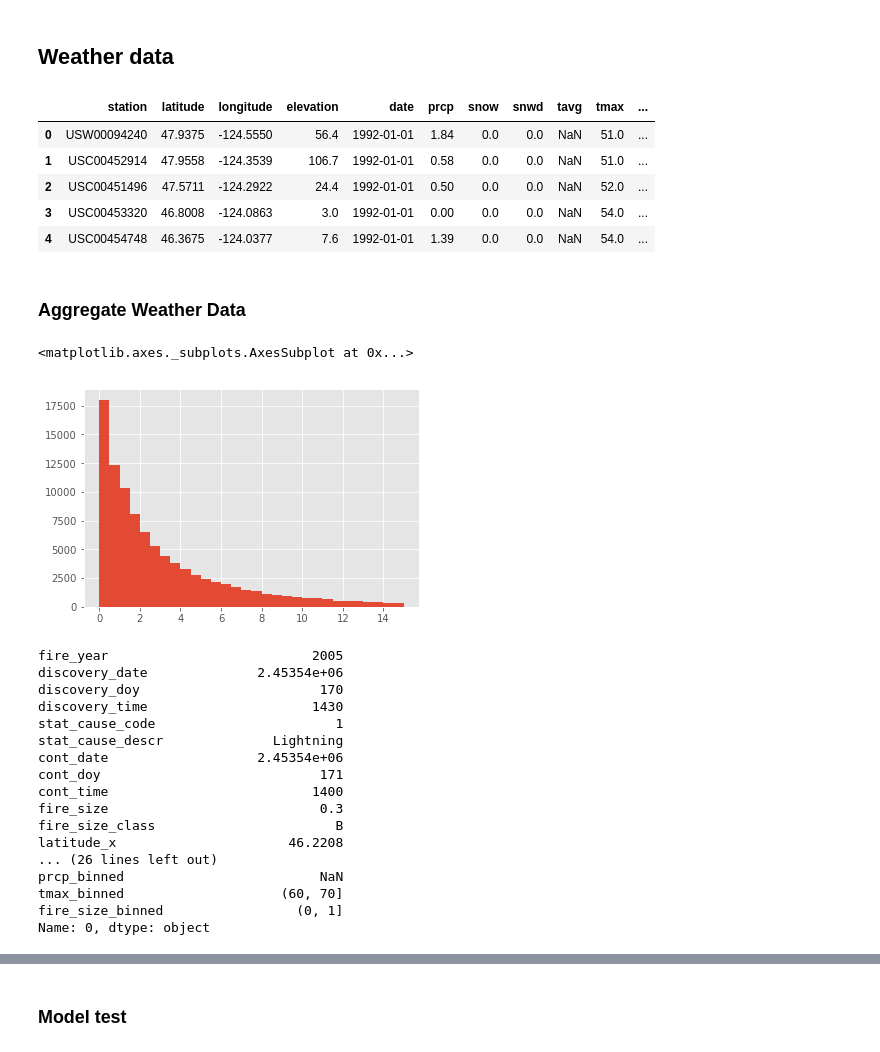
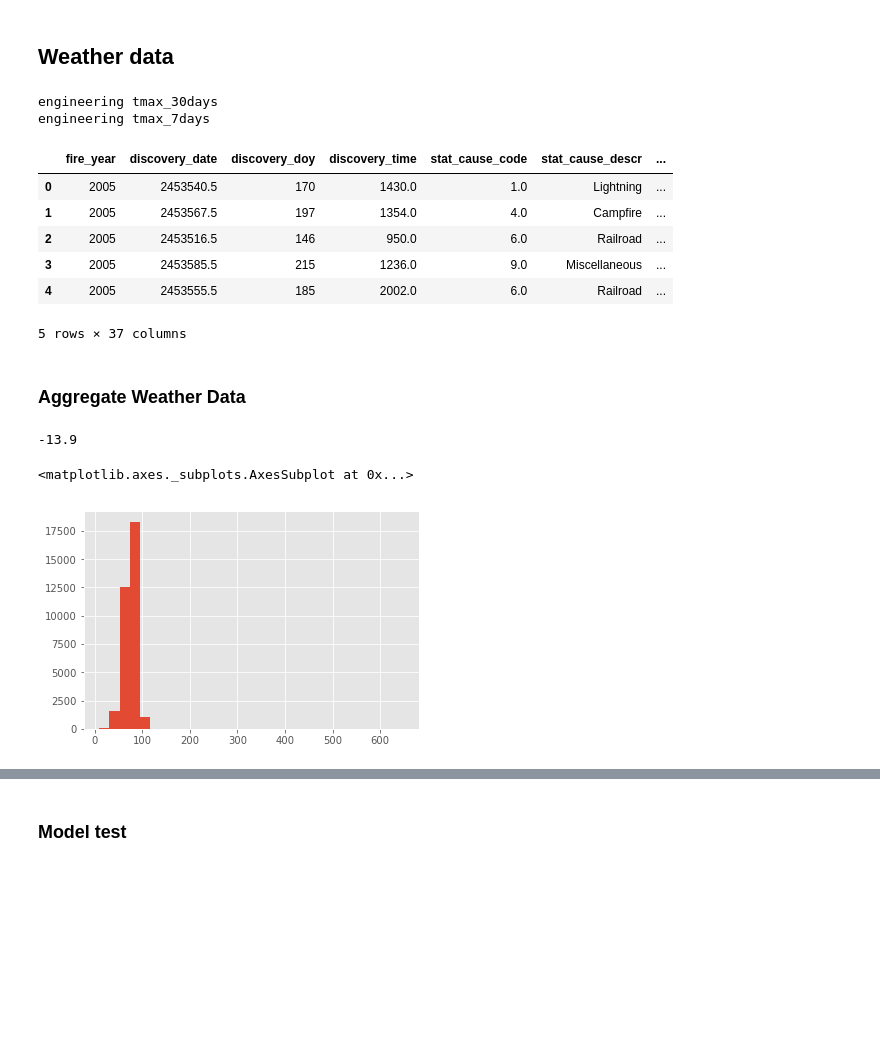
Before and after one commit to magstewart/wildfire-project, a Jupyter notebook: Wildfires_EDA.ipynb, the cells around one changed output, grey strips where cells are left out. Saved outputs shown, nothing was run; the diff lists cells and outputs as text; code cells hidden in the pictures; blank space fills up the shorter version.

Commit message:
new engineered features graphs

```diff
--- a/Wildfires_EDA.ipynb
+++ b/Wildfires_EDA.ipynb
@@ -198,13 +202,20 @@ df['discovery_time'].plot(kind='hist', bins=25)
+# %%
+pipeline.engineer_features('data/engineered_features.csv', 'data/clean_weather_data.csv',
+                      'data/engineered_features.csv', features, training_data=False)
+# %% [output]
+engineering tmax_30days
+engineering tmax_7days
 # %%
-weather = pd.read_csv('data/clean_weather_data.csv')
+df = pd.read_csv('data/engineered_features.csv')
 # %%
-weather.head()
+df.head()
 # %% [output]
-|  | station | latitude | longitude | elevation | date | prcp | snow | snwd | tavg | tmax | ... |
-| 0 | USW00094240 | 47.9375 | -124.5550 | 56.4 | 1992-01-01 | 1.84 | 0.0 | 0.0 | NaN | 51.0 | ... |
-| 1 | USC00452914 | 47.9558 | -124.3539 | 106.7 | 1992-01-01 | 0.58 | 0.0 | 0.0 | NaN | 51.0 | ... |
-| 2 | USC00451496 | 47.5711 | -124.2922 | 24.4 | 1992-01-01 | 0.50 | 0.0 | 0.0 | NaN | 52.0 | ... |
-| 3 | USC00453320 | 46.8008 | -124.0863 | 3.0 | 1992-01-01 | 0.00 | 0.0 | 0.0 | NaN | 54.0 | ... |
-| 4 | USC00454748 | 46.3675 | -124.0377 | 7.6 | 1992-01-01 | 1.39 | 0.0 | 0.0 | NaN | 54.0 | ... |
+|  | fire_year | discovery_date | discovery_doy | discovery_time | stat_cause_code | stat_cause_descr | ... |
+| 0 | 2005 | 2453540.5 | 170 | 1430.0 | 1.0 | Lightning | ... |
+| 1 | 2005 | 2453567.5 | 197 | 1354.0 | 4.0 | Campfire | ... |
+| 2 | 2005 | 2453516.5 | 146 | 950.0 | 6.0 | Railroad | ... |
+| 3 | 2005 | 2453585.5 | 215 | 1236.0 | 9.0 | Miscellaneous | ... |
+| 4 | 2005 | 2453555.5 | 185 | 2002.0 | 6.0 | Railroad | ... |
+5 rows × 37 columns
 # %% [markdown]
 ### Aggregate Weather Data
@@ -215,25 +222,9 @@ monthly_total_prcp = group_station_month.sum()['prcp']
+# %%
+df['tmax_30days'].min()
+# %% [output]
+-13.9
 # %%
-monthly_total_prcp[monthly_total_prcp < 15].hist(bins=30)
+df['tmax_7days'].hist(bins=30)
 # %% [output]
 <matplotlib.axes._subplots.AxesSubplot at 0x...>
-[figure, old version]
+[figure, new version]
-# %%
-df.iloc[0]
-# %% [output]
-fire_year                          2005
-discovery_date              2.45354e+06
-discovery_doy                       170
-discovery_time                     1430
-stat_cause_code                       1
-stat_cause_descr              Lightning
-cont_date                   2.45354e+06
-cont_doy                            171
-cont_time                          1400
-fire_size                           0.3
-fire_size_class                       B
-latitude_x                      46.2208
-... (26 lines left out)
-prcp_binned                         NaN
-tmax_binned                    (60, 70]
-fire_size_binned                 (0, 1]
-Name: 0, dtype: object
```
Also changed, not shown: parts of 26 cells of this notebook.
